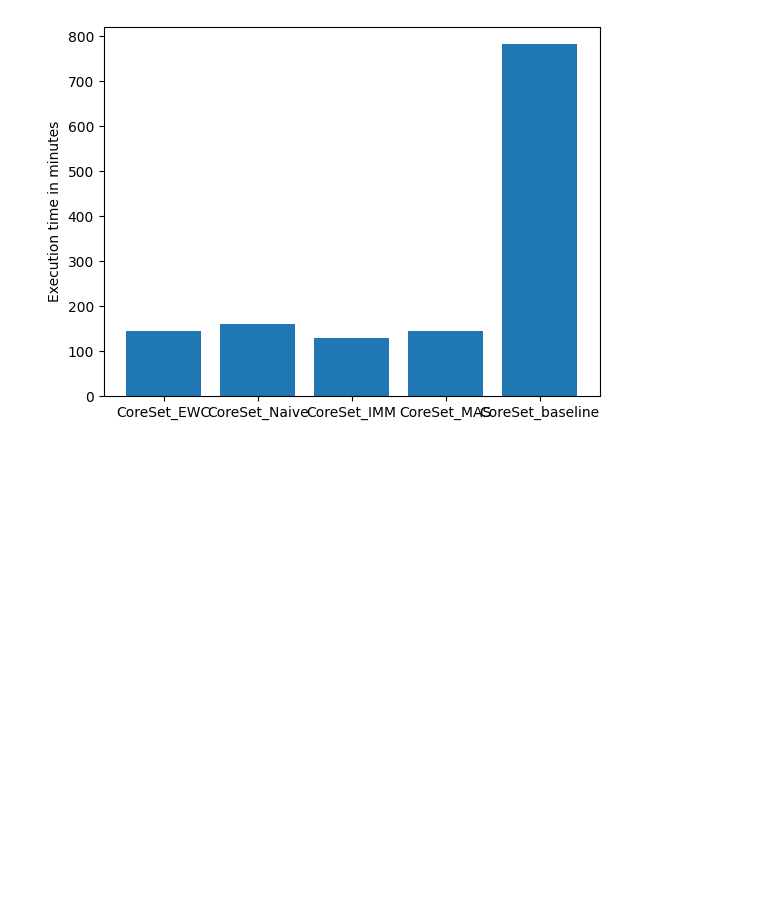
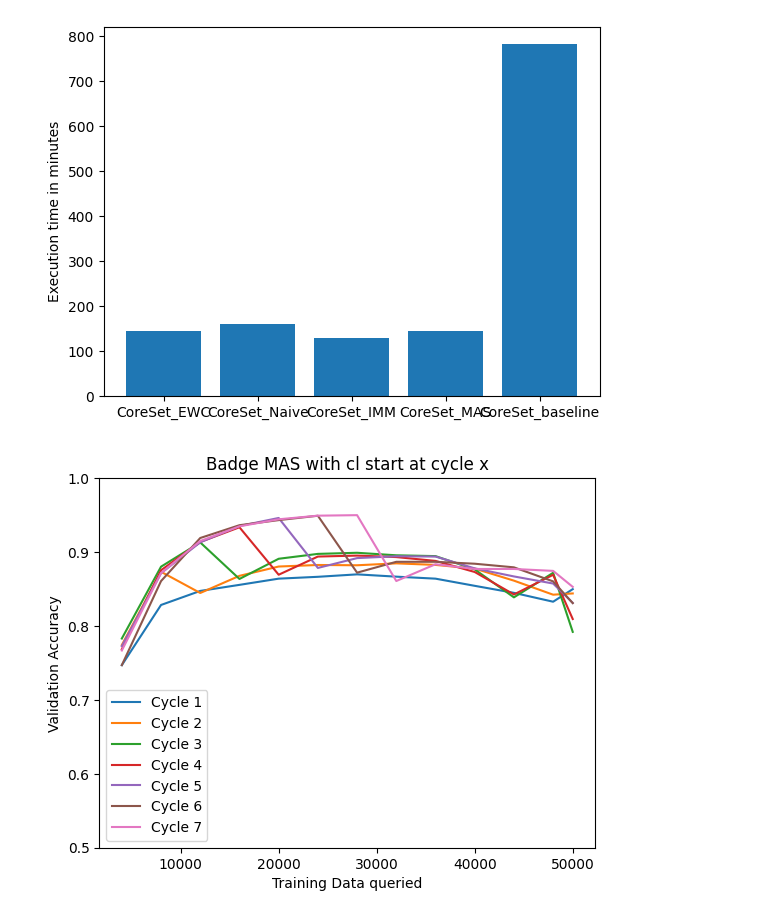
Before and after one commit to FelixMoeller3/calms, a Jupyter notebook: src/evaluation/eval_model_stealing.ipynb, the cells around one changed output. Saved outputs shown, nothing was run; the diff lists cells and outputs as text; code cells hidden in the pictures; blank space fills up the shorter version.

```diff
--- a/src/evaluation/eval_model_stealing.ipynb
+++ b/src/evaluation/eval_model_stealing.ipynb
@@ -937,3 +937,39 @@ plt.ylabel("Execution time in minutes")
 plt.show()
 # %% [output]
 [figure]
+# %%
+## Results Badge MAS Test weight 3.0
+Continual_6_3 = [0.7625, 0.8736, 0.9157, 0.9344, 0.9478, 0.9488, 0.9506, 0.8623, 0.8748, 0.8762, 0.8709, 0.8352, 0.7868]
+Continual_5_3 = [0.7757, 0.878, 0.9144, 0.9353, 0.9437, 0.9481, 0.8689, 0.8844, 0.8827, 0.8814, 0.8772, 0.846, 0.8368]
+Continual_5_3 = [0.7661, 0.8762, 0.9173, 0.9341, 0.947, 0.9502, 0.8687, 0.8799, 0.8803, 0.875, 0.8643, 0.8581, 0.8509]
+Continual_3_3 = [0.7674, 0.8696, 0.9168, 0.9356, 0.8746, 0.8887, 0.8926, 0.8906, 0.8803, 0.8396, 0.8315, 0.8277, 0.8072]
+Continual_2_3 = [0.7754, 0.8783, 0.914, 0.8528, 0.8789, 0.8852, 0.8864, 0.8848, 0.876, 0.8586, 0.8322, 0.8504, 0.763]
+Continual_1_3 = [0.7584, 0.8727, 0.8552, 0.8753, 0.8843, 0.885, 0.8856, 0.8866, 0.8754, 0.8523, 0.8257, 0.8358, 0.8123]
+Continual_0_3 = [0.7795, 0.8284, 0.8482, 0.8524, 0.8556, 0.8598, 0.8612, 0.863, 0.8556, 0.8449, 0.8279, 0.7922, 0.8053]
+Continual_0_3 = [0.7668, 0.8261, 0.8441, 0.8537, 0.8567, 0.859, 0.8592, 0.859, 0.8472, 0.8389, 0.8219, 0.7828, 0.7415]
+
+## Results Badge MAS weight 1.0
+Continual_6 = [0.7668, 0.8716, 0.9149, 0.9348, 0.9443, 0.9492, 0.9499, 0.8608, 0.8835, 0.8771, 0.8771, 0.8745, 0.8529]
+Continual_5 = [0.747, 0.8607, 0.919, 0.9363, 0.9432, 0.9491, 0.8721, 0.8868, 0.8868, 0.8842, 0.8793, 0.8603, 0.8309]
+Continual_4 = [0.7728, 0.8713, 0.9132, 0.9352, 0.9461, 0.8785, 0.8918, 0.8943, 0.8939, 0.8779, 0.867, 0.8574, 0.8312]
+Continual_3 = [0.7685, 0.8754, 0.9136, 0.9335, 0.8693, 0.8939, 0.8952, 0.8932, 0.888, 0.873, 0.8426, 0.8692, 0.8094]
+Continual_2 = [0.783, 0.8802, 0.913, 0.8636, 0.8909, 0.8975, 0.899, 0.8956, 0.8945, 0.8765, 0.8387, 0.8719, 0.792]
+Continual_1 = [0.7742, 0.8733, 0.8446, 0.8678, 0.8804, 0.8825, 0.8821, 0.8847, 0.8826, 0.8776, 0.8613, 0.8423, 0.844]
+Continual_0 = [0.747, 0.8284, 0.8474, 0.8556, 0.864, 0.8665, 0.8698, 0.8667, 0.864, 0.8543, 0.8448, 0.8328, 0.8498]
+
+x = [(i+1)*4000 for i in range(12)] + [50000]
+plt.plot(x,Continual_0,label="Cycle 1")
+plt.plot(x,Continual_1,label="Cycle 2")
+plt.plot(x,Continual_2,label="Cycle 3")
+plt.plot(x,Continual_3,label="Cycle 4")
+plt.plot(x,Continual_4,label="Cycle 5")
+plt.plot(x,Continual_5,label="Cycle 6")
+plt.plot(x,Continual_6,label="Cycle 7")
+plt.ylim(0.5,1.0)
+plt.title("Badge MAS with cl start at cycle x")
+plt.xlabel("Training Data queried")
+plt.ylabel("Validation Accuracy")
+plt.legend()
+plt.show()
+# %% [output]
+[figure, added]
```
Also changed, not shown: parts of 2 cells of this notebook, 11 other files.
